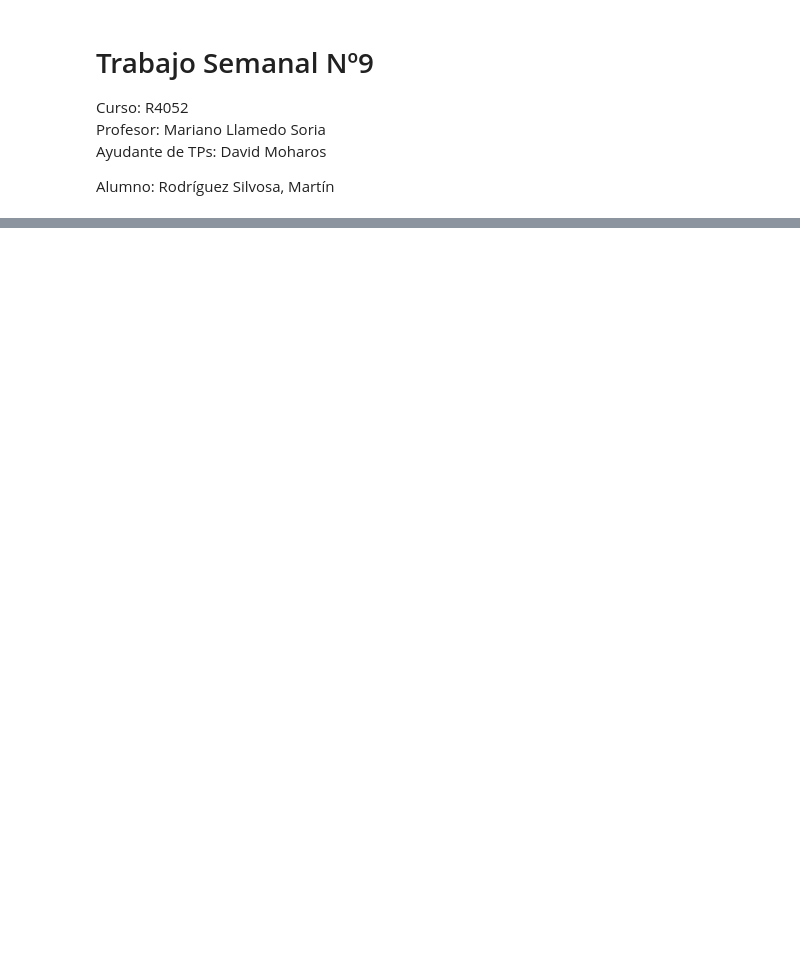
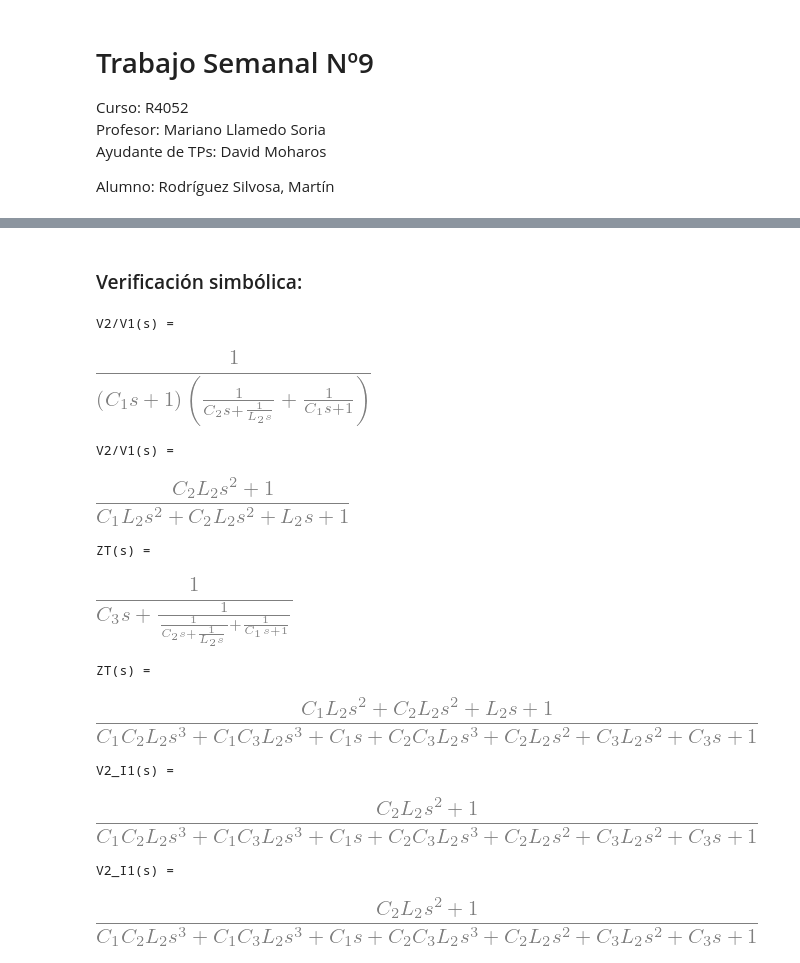
Before and after one commit to mrsilvosa/FRBA, a Jupyter notebook: tareaSemanal_9/tareaSemanal_9.ipynb, the cells around one changed output, grey strips where cells are left out. Drawn from its saved outputs; the diff is of its cells as text; code cells hidden in the pictures; blank space fills up the shorter version.

```diff
--- a/tareaSemanal_9/tareaSemanal_9.ipynb
+++ b/tareaSemanal_9/tareaSemanal_9.ipynb
@@ -538,0 +483,72 @@ with open(filename, "w") as f:
+# %% [markdown]
+### Verificación simbólica:
+# %%
+C2 = sp.Symbol('C2')
+C1 = sp.Symbol('C1')
+L2 = sp.Symbol('L2')
+C3 = sp.Symbol('C3')
+
+Y1 = s*C1
+Z1 = 1/Y1
+Y2 = s*C2 + 1/(s*L2)
+Z2 = 1/Y2
+Y3 = s*C3
+Z3 = 1/Y3
+
+Yp1 = Y1 + 1
+Zp1 = 1/Yp1
+
+V2_V1 = Zp1/(Zp1 + Z2)
+
+print("V2/V1(s) =")
+display(V2_V1)
+
+V2_V1 = sp.simplify(V2_V1)
+V2_V1 = sp.together(V2_V1)
+V2_V1 = sp.factor(V2_V1)
+V2_V1 = sp.simplify(V2_V1)
+
+print("V2/V1(s) =")
+display(V2_V1)
+
+Zs = Z2 + Zp1
+Ys = 1/Zs
+YT = Y3 + Ys
+ZT = 1/YT
+
+print("ZT(s) =")
+display(ZT)
+
+ZT = sp.simplify(ZT)
+ZT = sp.together(ZT)
+ZT = sp.factor(ZT)
+ZT = sp.simplify(ZT)
+
+print("ZT(s) =")
+display(ZT)
+
+V2_I1 = V2_V1 * ZT
+
+print("V2_I1(s) =")
+display(V2_I1)
+
+V2_I1 = sp.simplify(V2_I1)
+V2_I1 = sp.together(V2_I1)
+V2_I1 = sp.factor(V2_I1)
+V2_I1 = sp.simplify(V2_I1)
+
+print("V2_I1(s) =")
+display(V2_I1)
+# %% [output]
+V2/V1(s) =
+[figure, added]
+V2/V1(s) =
+[figure, added]
+ZT(s) =
+[figure, added]
+ZT(s) =
+[figure, added]
+V2_I1(s) =
+[figure, added]
+V2_I1(s) =
+[figure, added]
```
Also changed, not shown: parts of 118 cells of this notebook, 9 other files.
